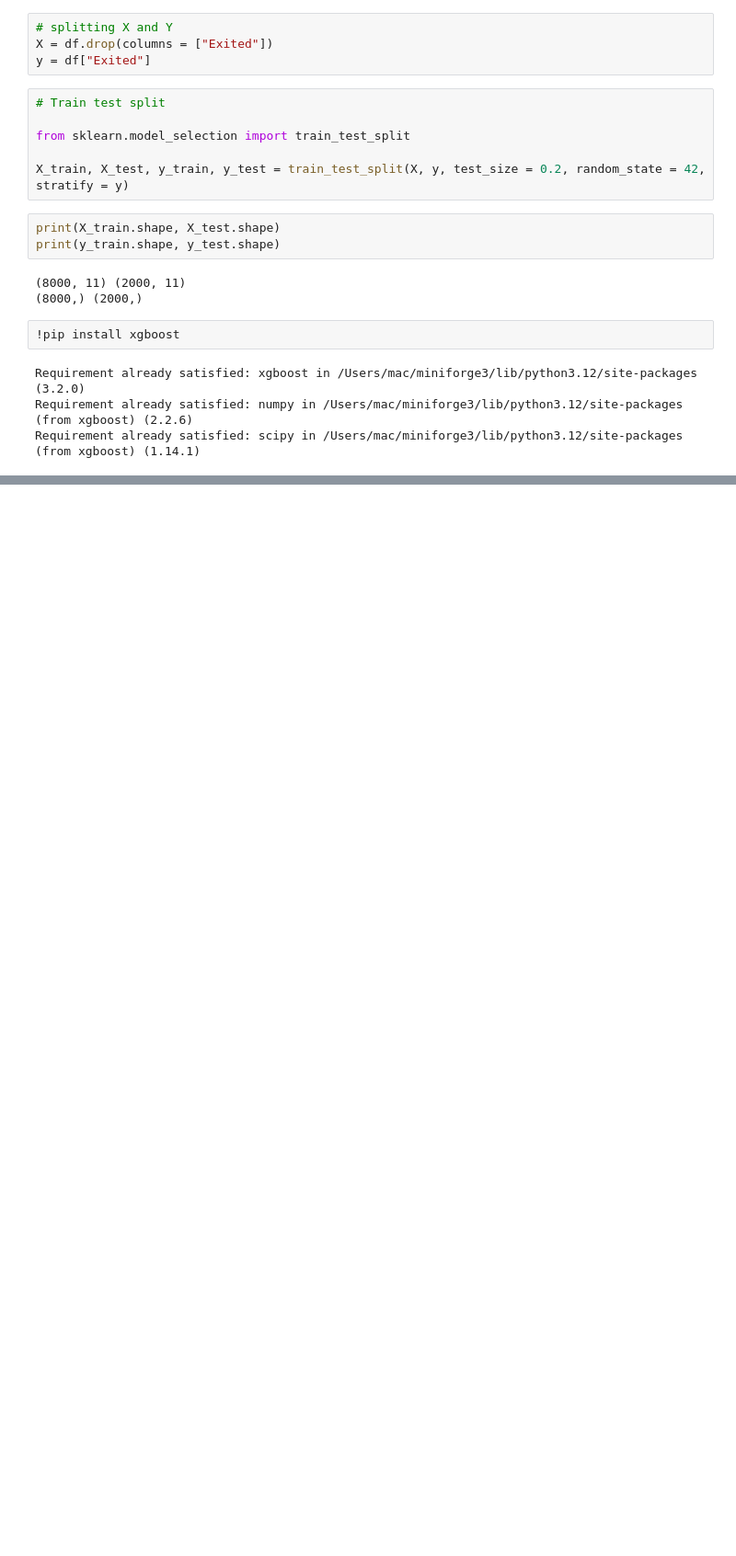
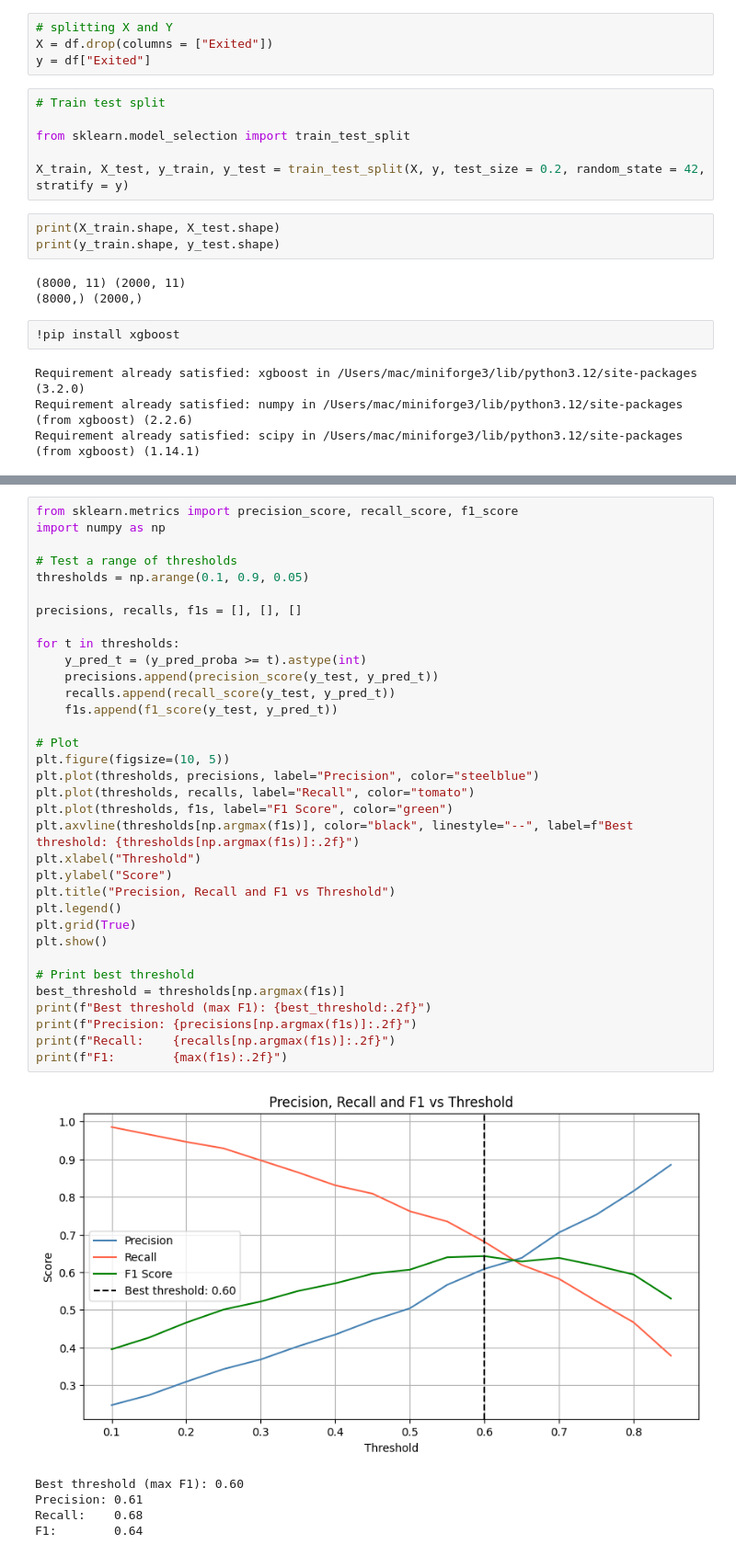
Before and after one commit to Taha-codes/Machine-Learning, a Jupyter notebook: Supervised/Gradient Boosting/Gradient-Boosting.ipynb, the cells around one changed output, grey strips where cells are left out. Shown at 92% size. Saved outputs shown, nothing was run; the diff lists cells and outputs as text; blank space fills up the shorter version.

```diff
--- a/Supervised/Gradient Boosting/Gradient-Boosting.ipynb
+++ b/Supervised/Gradient Boosting/Gradient-Boosting.ipynb
@@ -191,0 +233,40 @@ XGBClassifier(base_score=None, booster=None, callbacks=None,
+# %%
+from sklearn.metrics import precision_score, recall_score, f1_score
+import numpy as np
+
+# Test a range of thresholds
+thresholds = np.arange(0.1, 0.9, 0.05)
+
+precisions, recalls, f1s = [], [], []
+
+for t in thresholds:
+    y_pred_t = (y_pred_proba >= t).astype(int)
+    precisions.append(precision_score(y_test, y_pred_t))
+    recalls.append(recall_score(y_test, y_pred_t))
+    f1s.append(f1_score(y_test, y_pred_t))
+
+# Plot
+plt.figure(figsize=(10, 5))
+plt.plot(thresholds, precisions, label="Precision", color="steelblue")
+plt.plot(thresholds, recalls, label="Recall", color="tomato")
+plt.plot(thresholds, f1s, label="F1 Score", color="green")
+plt.axvline(thresholds[np.argmax(f1s)], color="black", linestyle="--", label=f"Best threshold: {thresholds[np.argmax(f1s)]:.2f}")
+plt.xlabel("Threshold")
+plt.ylabel("Score")
+plt.title("Precision, Recall and F1 vs Threshold")
+plt.legend()
+plt.grid(True)
+plt.show()
+
+# Print best threshold
+best_threshold = thresholds[np.argmax(f1s)]
+print(f"Best threshold (max F1): {best_threshold:.2f}")
+print(f"Precision: {precisions[np.argmax(f1s)]:.2f}")
+print(f"Recall:    {recalls[np.argmax(f1s)]:.2f}")
+print(f"F1:        {max(f1s):.2f}")
+# %% [output]
+[figure, added]
+Best threshold (max F1): 0.60
+Precision: 0.61
+Recall:    0.68
+F1:        0.64
```
Also changed, not shown: parts of 5 cells of this notebook.
